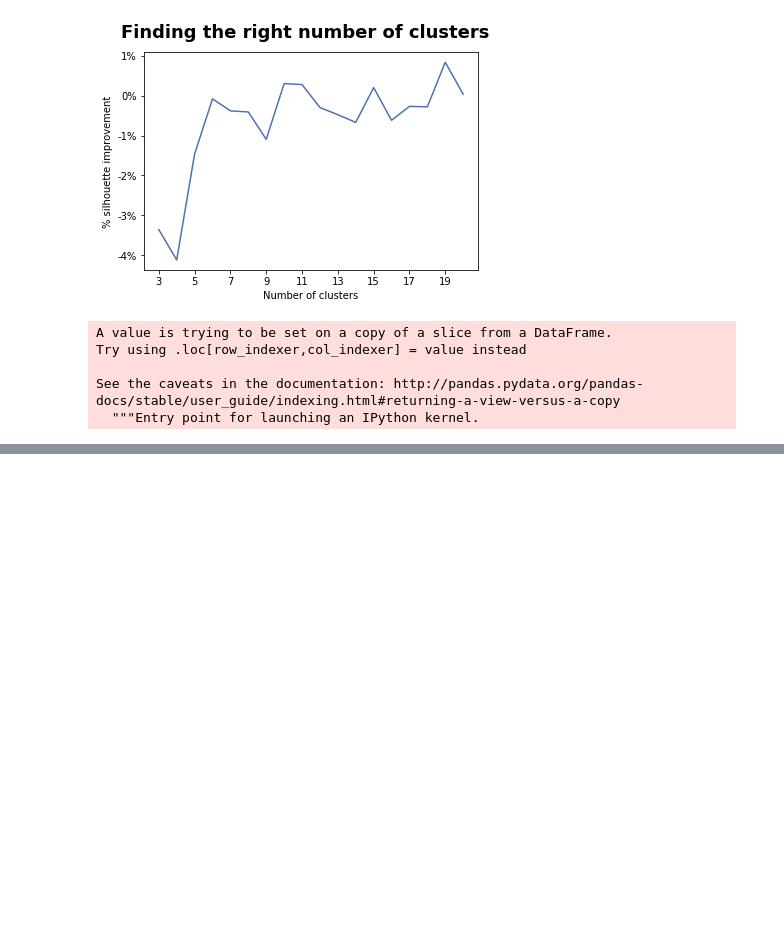
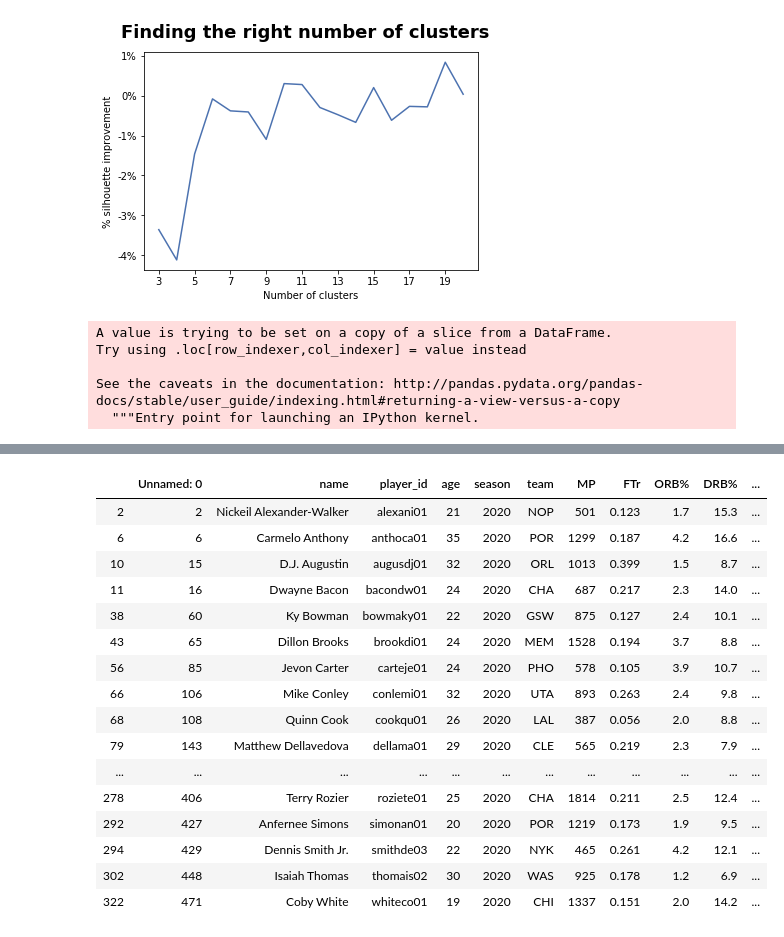
Before and after one commit to brandonmojica/nba_postion_classification, a Jupyter notebook: notebooks/player_clustering_2020.ipynb, the cells around one changed output, grey strips where cells are left out. Saved outputs shown, nothing was run; the diff lists cells and outputs as text; code cells hidden in the pictures; blank space fills up the shorter version.

```diff
--- a/notebooks/player_clustering_2020.ipynb
+++ b/notebooks/player_clustering_2020.ipynb
@@ -349,0 +418,20 @@ nba_no_dups.to_csv('../data/clusters_w_all_data_2020.csv')
+# %%
+nba_clusters[nba_clusters['cluster'] ==0]
+# %% [output]
+|  | Unnamed: 0 | name | player_id | age | season | team | MP | FTr | ORB% | DRB% | ... |
+| 2 | 2 | Nickeil Alexander-Walker | alexani01 | 21 | 2020 | NOP | 501 | 0.123 | 1.7 | 15.3 | ... |
+| 6 | 6 | Carmelo Anthony | anthoca01 | 35 | 2020 | POR | 1299 | 0.187 | 4.2 | 16.6 | ... |
+| 10 | 15 | D.J. Augustin | augusdj01 | 32 | 2020 | ORL | 1013 | 0.399 | 1.5 | 8.7 | ... |
+| 11 | 16 | Dwayne Bacon | bacondw01 | 24 | 2020 | CHA | 687 | 0.217 | 2.3 | 14.0 | ... |
+| 38 | 60 | Ky Bowman | bowmaky01 | 22 | 2020 | GSW | 875 | 0.127 | 2.4 | 10.1 | ... |
+| 43 | 65 | Dillon Brooks | brookdi01 | 24 | 2020 | MEM | 1528 | 0.194 | 3.7 | 8.8 | ... |
+| 56 | 85 | Jevon Carter | carteje01 | 24 | 2020 | PHO | 578 | 0.105 | 3.9 | 10.7 | ... |
+| 66 | 106 | Mike Conley | conlemi01 | 32 | 2020 | UTA | 893 | 0.263 | 2.4 | 9.8 | ... |
+| 68 | 108 | Quinn Cook | cookqu01 | 26 | 2020 | LAL | 387 | 0.056 | 2.0 | 8.8 | ... |
+| 79 | 143 | Matthew Dellavedova | dellama01 | 29 | 2020 | CLE | 565 | 0.219 | 2.3 | 7.9 | ... |
+| ... | ... | ... | ... | ... | ... | ... | ... | ... | ... | ... | ... |
+| 278 | 406 | Terry Rozier | roziete01 | 25 | 2020 | CHA | 1814 | 0.211 | 2.5 | 12.4 | ... |
+| 292 | 427 | Anfernee Simons | simonan01 | 20 | 2020 | POR | 1219 | 0.173 | 1.9 | 9.5 | ... |
+| 294 | 429 | Dennis Smith Jr. | smithde03 | 22 | 2020 | NYK | 465 | 0.261 | 4.2 | 12.1 | ... |
+| 302 | 448 | Isaiah Thomas | thomais02 | 30 | 2020 | WAS | 925 | 0.178 | 1.2 | 6.9 | ... |
+| 322 | 471 | Coby White | whiteco01 | 19 | 2020 | CHI | 1337 | 0.151 | 2.0 | 14.2 | ... |
```
Also changed, not shown: parts of 17 cells of this notebook, 3 other files.
